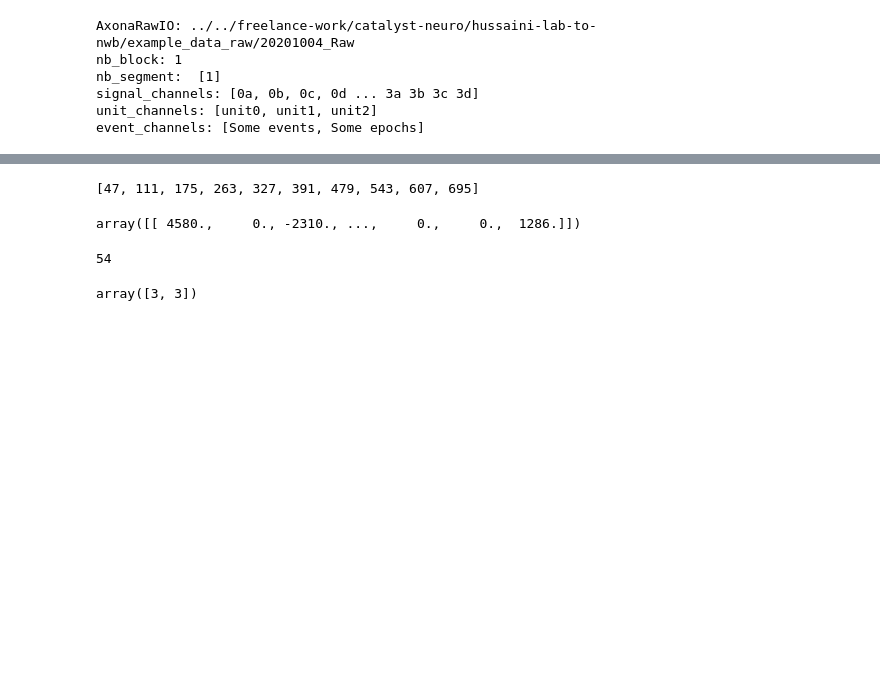
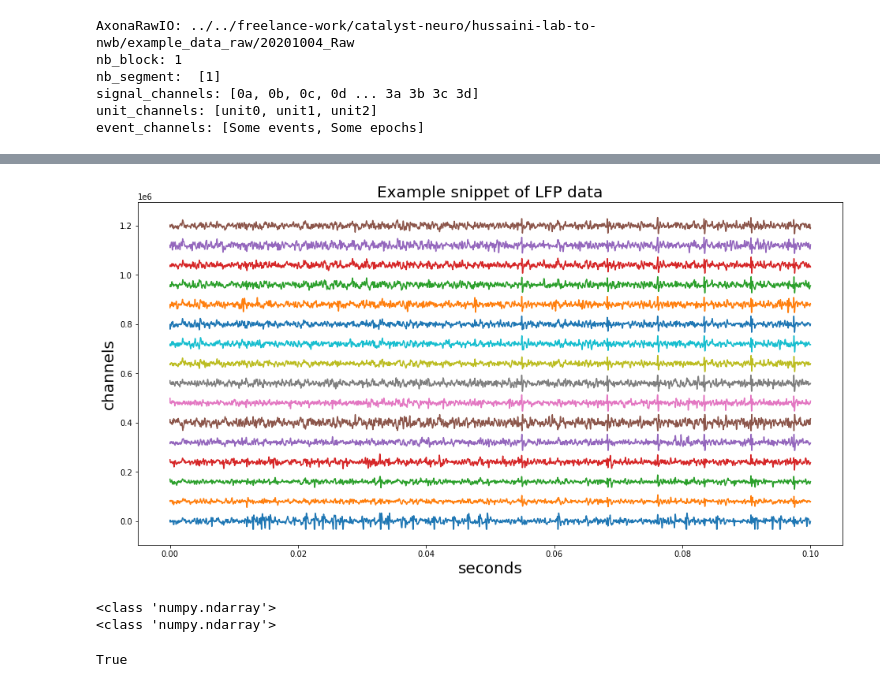
Before and after one commit to NeuralEnsemble/python-neo, a Jupyter notebook: read_axona_bin_cont.ipynb, the cells around one changed output, grey strips where cells are left out. Saved outputs shown, nothing was run; the diff lists cells and outputs as text; code cells hidden in the pictures; blank space fills up the shorter version.

Commit message:
cleaned up notebook and settled on np.memmap for raw signal

```diff
--- a/read_axona_bin_cont.ipynb
+++ b/read_axona_bin_cont.ipynb
@@ -756,18 +459,0 @@ array([[ 3682., -3870.,     0., ...,  3890.,  -136., -4538.],
-# %%
-cur_ids[0:10]
-# %% [output]
-[47, 111, 175, 263, 327, 391, 479, 543, 607, 695]
-# %%
-raw_signals.T
-# %% [output]
-array([[ 4580.,     0., -2310., ...,     0.,     0.,  1286.]])
-# %%
-chan_offset = 38
-bytes_head//2 + np.array((chan_offset))
-# %% [output]
-54
-# %%
-test = np.array((2,2))
-test + 1
-# %% [output]
-array([3, 3])
@@ -775,0 +460,15 @@ array([3, 3])
+# %%
+plot_data_snippet(arr, start_idx=0, end_idx=4800, Fs=48000, Nch = 16)
+# %% [output]
+[figure, added]
+# %%
+# Do we get the same arrays with the mmap method from binconverter, and the axonarawio method using memmap?
+
+print(type(arr))
+print(type(raw_sigs))
+
+np.array_equal(arr[0:16, :], raw_sigs.T)
+# %% [output]
+<class 'numpy.ndarray'>
+<class 'numpy.ndarray'>
+True
```
Also changed, not shown: parts of 53 cells of this notebook.
